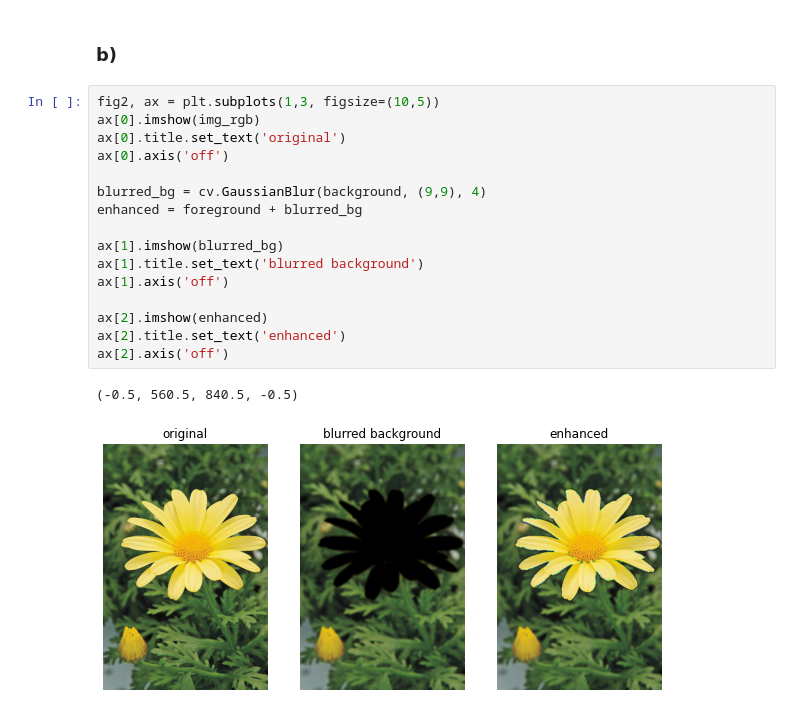
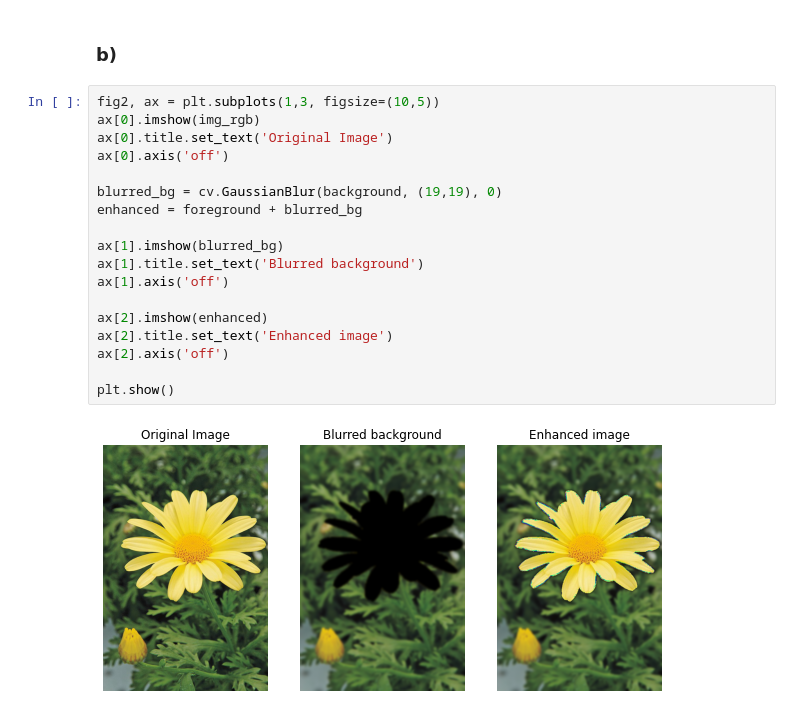
Before and after one commit to Krishnakanth-lab/EN2550_Assignment1, a Jupyter notebook: Krishnakanth_190323C_a01.ipynb, the cells around one changed output. Cells and saved outputs as stored; diff of their text form.

```diff
--- a/Krishnakanth_190323C_a01.ipynb
+++ b/Krishnakanth_190323C_a01.ipynb
@@ -403,19 +403,20 @@ plt.show()
 # %%
 fig2, ax = plt.subplots(1,3, figsize=(10,5))
 ax[0].imshow(img_rgb)
-ax[0].title.set_text('original')
+ax[0].title.set_text('Original Image')
 ax[0].axis('off')
 
-blurred_bg = cv.GaussianBlur(background, (9,9), 4)
+blurred_bg = cv.GaussianBlur(background, (19,19), 0)
 enhanced = foreground + blurred_bg
 
 ax[1].imshow(blurred_bg)
-ax[1].title.set_text('blurred background')
+ax[1].title.set_text('Blurred background')
 ax[1].axis('off')
 
 ax[2].imshow(enhanced)
-ax[2].title.set_text('enhanced')
+ax[2].title.set_text('Enhanced image')
 ax[2].axis('off')
+
+plt.show()
 # %% [output]
-(-0.5, 560.5, 840.5, -0.5)
-[figure, old version]
+[figure, new version]
```
Also changed, not shown: parts of 1 cell of this notebook.
